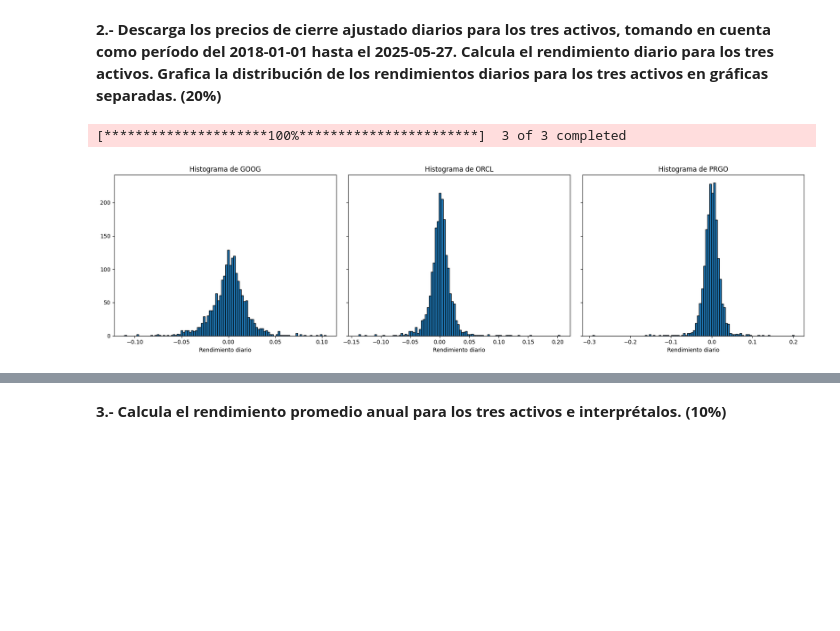
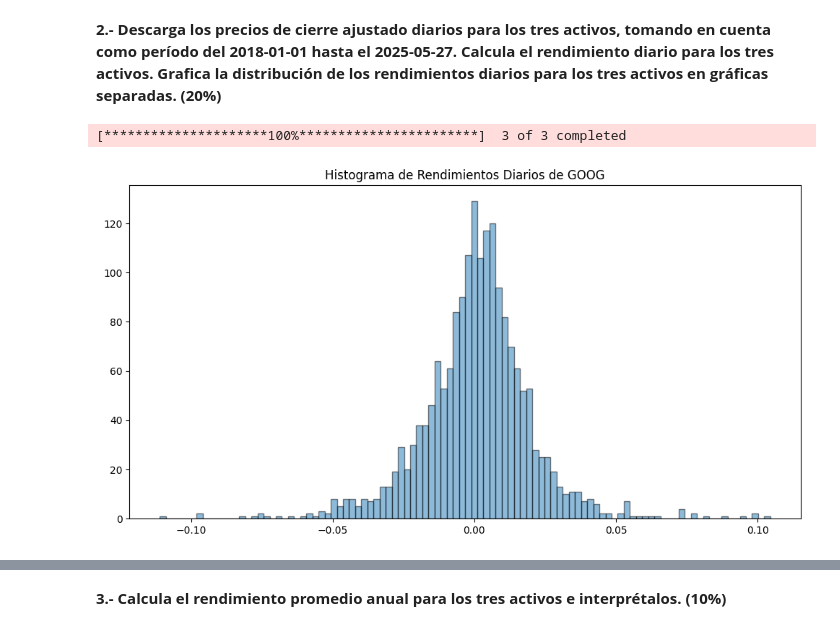
Before and after one commit to Alastor1562/PORTAFOLIOS_2025, a Jupyter notebook: Tareas/T1_Rendimientos.ipynb, the cells around one changed output, grey strips where cells are left out. Saved outputs shown, nothing was run; the diff lists cells and outputs as text; code cells hidden in the pictures; blank space fills up the shorter version.

```diff
--- a/Tareas/T1_Rendimientos.ipynb
+++ b/Tareas/T1_Rendimientos.ipynb
@@ -76,20 +76,14 @@ En el año fiscal 2024, Alphabet generó aproximadamente US$350,018 millones en
 # %%
 tickers = ['PRGO', 'ORCL', 'GOOG']
 
 prices = yf.download(tickers,start='2018-01-01', end='2025-05-27')['Close']
 
 rend = prices.pct_change().dropna()
 
-#Gráficas
-fig, axes = plt.subplots(1, 3, figsize=(18, 5), sharey=True)
-
-for i, col in enumerate(rend.columns):
-    axes[i].hist(rend[col], bins=100, edgecolor='black')
-    axes[i].set_title(f'Histograma de {col}')
-    axes[i].set_xlabel('Rendimiento diario')
-
-plt.tight_layout()
-plt.show()
+plt.figure(figsize=(12,6))
+plt.hist(rend['GOOG'], bins=100, edgecolor='black', alpha=0.5)
+plt.title('Histograma de Rendimientos Diarios de GOOG')
+plt.show();
 # %% [output]
 [*********************100%***********************]  3 of 3 completed
-[figure, old version]
+[figure, new version]
```
Also changed, not shown: parts of 8 cells of this notebook.
